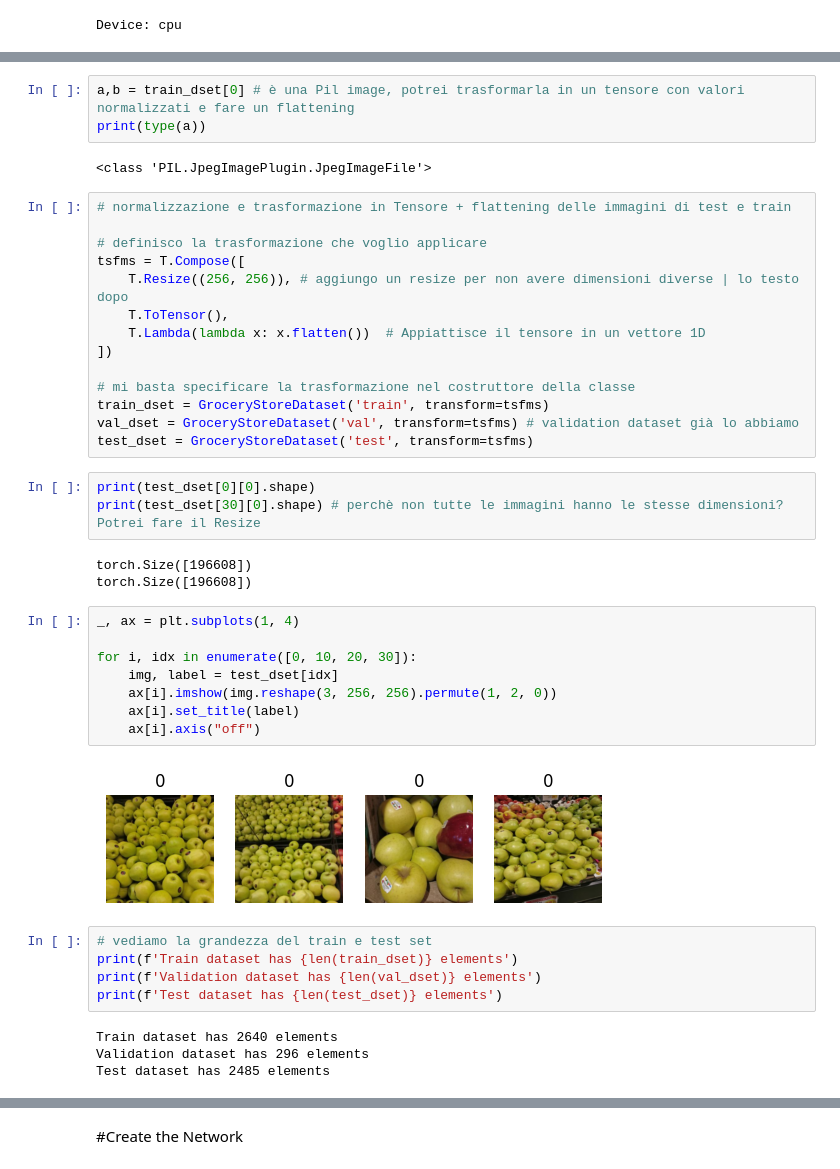
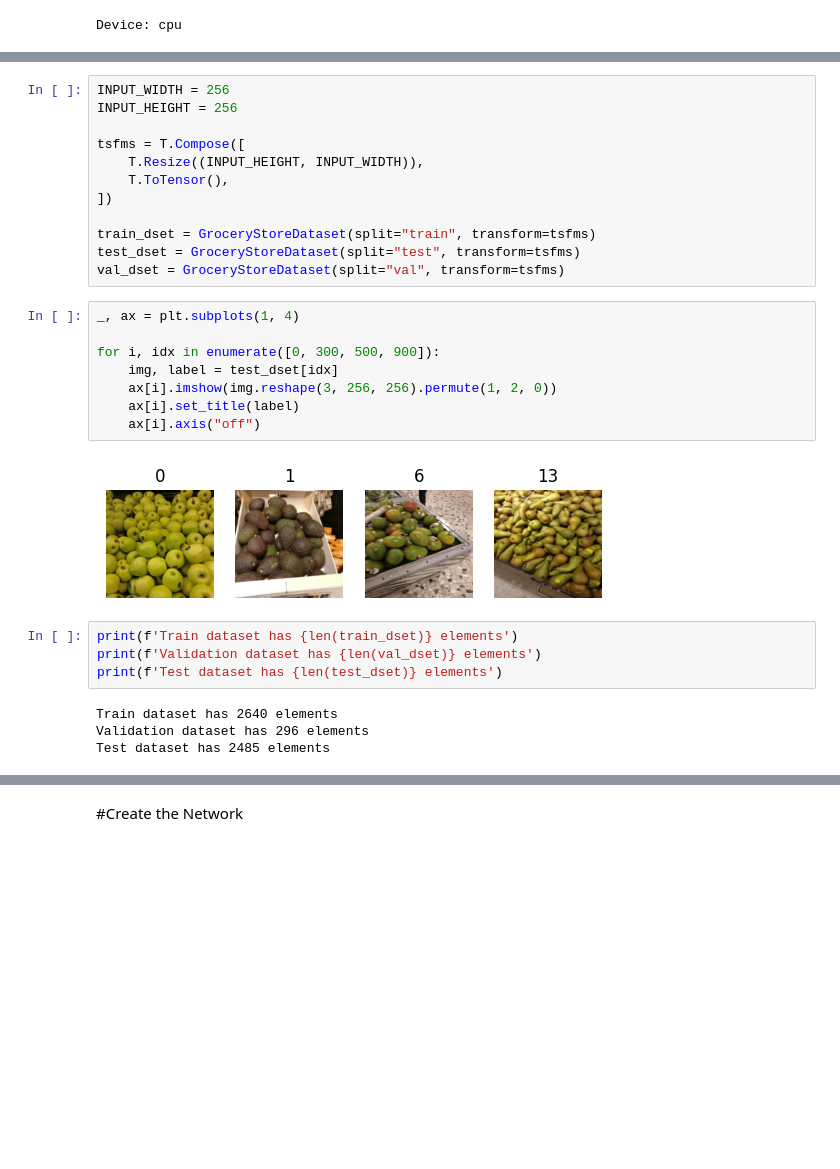
Before and after one commit to t-perniola/IPCV-assignments, a Jupyter notebook: assignment_module_2.ipynb, the cells around one changed output, grey strips where cells are left out. Saved outputs shown, nothing was run; the diff lists cells and outputs as text; blank space fills up the shorter version.

```diff
--- a/assignment_module_2.ipynb
+++ b/assignment_module_2.ipynb
@@ -213,42 +206,28 @@ print(f'The number of classes is = {train_dset.get_num_classes()}')
 # %% [output]
 The number of classes is = 43
-# %%
-a,b = train_dset[0] # è una Pil image, potrei trasformarla in un tensore con valori normalizzati e fare un flattening
-print(type(a))
-# %% [output]
-<class 'PIL.JpegImagePlugin.JpegImageFile'>
-# %%
-# normalizzazione e trasformazione in Tensore + flattening delle immagini di test e train
-
-# definisco la trasformazione che voglio applicare
-tsfms = T.Compose([
-    T.Resize((256, 256)), # aggiungo un resize per non avere dimensioni diverse | lo testo dopo
-    T.ToTensor(),
-    T.Lambda(lambda x: x.flatten())  # Appiattisce il tensore in un vettore 1D
-])
-
-# mi basta specificare la trasformazione nel costruttore della classe
-train_dset = GroceryStoreDataset('train', transform=tsfms)
-val_dset = GroceryStoreDataset('val', transform=tsfms) # validation dataset già lo abbiamo
-test_dset = GroceryStoreDataset('test', transform=tsfms)
-# %%
-print(test_dset[0][0].shape)
-print(test_dset[30][0].shape) # perchè non tutte le immagini hanno le stesse dimensioni? Potrei fare il Resize
-# %% [output]
-torch.Size([196608])
-torch.Size([196608])
+# %%
+INPUT_WIDTH = 256
+INPUT_HEIGHT = 256
+
+tsfms = T.Compose([
+    T.Resize((INPUT_HEIGHT, INPUT_WIDTH)),
+    T.ToTensor(),
+])
+
+train_dset = GroceryStoreDataset(split="train", transform=tsfms)
+test_dset = GroceryStoreDataset(split="test", transform=tsfms)
+val_dset = GroceryStoreDataset(split="val", transform=tsfms)
 # %%
 _, ax = plt.subplots(1, 4)
 
-for i, idx in enumerate([0, 10, 20, 30]):
+for i, idx in enumerate([0, 300, 500, 900]):
     img, label = test_dset[idx]
     ax[i].imshow(img.reshape(3, 256, 256).permute(1, 2, 0))
     ax[i].set_title(label)
     ax[i].axis("off")
 # %% [output]
-[figure, old version]
+[figure, new version]
 # %%
-# vediamo la grandezza del train e test set
 print(f'Train dataset has {len(train_dset)} elements')
 print(f'Validation dataset has {len(val_dset)} elements')
 print(f'Test dataset has {len(test_dset)} elements')
```
Also changed, not shown: parts of 58 cells of this notebook.
